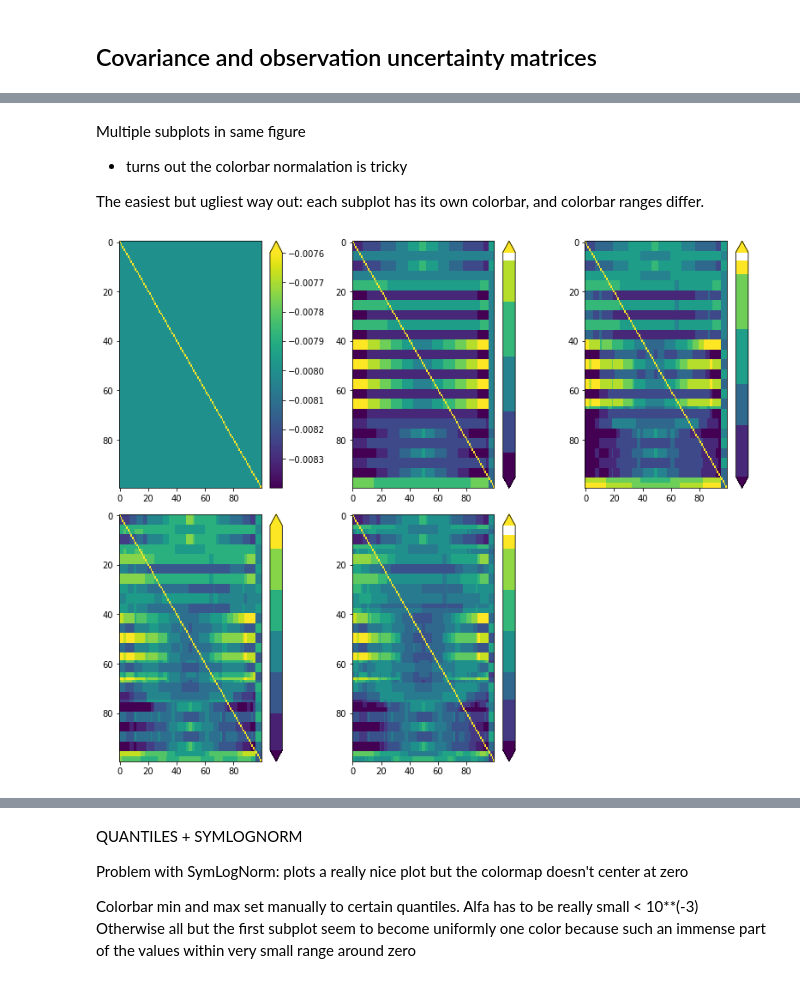
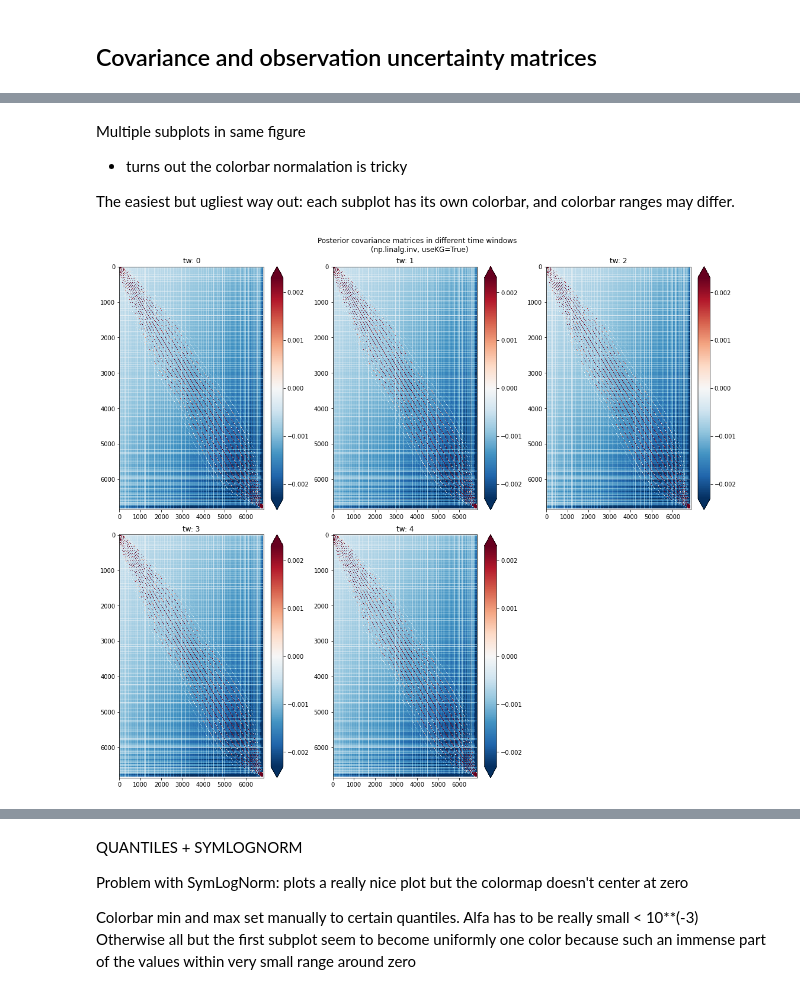
Before and after one commit to AkiTsuruta/MI-AIM, a Jupyter notebook: kf_plots.ipynb, the cells around one changed output, grey strips where cells are left out. Cells and saved outputs as stored; diff of their text form; code cells hidden in the pictures.

Commit message:
inspecting simulated data

```diff
--- a/kf_plots.ipynb
+++ b/kf_plots.ipynb
@@ -59,11 +59,7 @@ Read matrices
 # Had to read matrices in another way, as open_mfdataset didn't work with them
 #----------------------------------------------------------------------------
 
-Bs, As, Rs = read_matrices(s, 'out_default_with_kf')
-#B_bl, A_bl, R_bl = read_matrices(s, "out_block_with_kf")
-
-for i in range(6,9):
-    print(np_t[i])
+Bs, As, Rs = read_matrices(s, 'with_real_prior_cov', 'out_default_with_kf')
 # %%
 #init data
 
@@ -89,13 +81,20 @@ Better to plot one at a time as an example / sanity check
 
 nstate = data1.dims['nstate']
 post = data1.posterior
+prior = data1.prior
 
-states = np.random.randint(nstate, size = 9) #pick a couple of random states to look at
+
+#pick a couple of random states to look at
+
+states = np.random.randint(nstate, size = 9)
 print(states)
-selection = []
+
+#pick prior and posterior values of the selected states in different timewindows
+postselection = []
+priorselection = []
 for i in range(9):
-    selection.append(post.isel(nstate = states[i]))
-
+    postselection.append(post.isel(nstate = states[i]))
+    priorselection.append(prior.isel(nstate = states[i]))
 
 
 
@@ -103,6 +102,8 @@ fig, axs = plt.subplots(3,3, figsize = (11,9), layout = 'constrained', sharex =
 for k in range(9):
     i = k // 3
     j = k - 3*i
-    axs[i,j].plot(selection[k], 'o') # marker = 'o', color = 'red', alpha = 0.7)
+    axs[i,j].plot(postselection[k], 'o')
+    axs[i,j].plot(priorselection[k], 'x')
+    axs[i,j].set_title(f"nstate = {states[k]} ")
 plt.show()
 # %% [output]
@@ -112,7 +113,7 @@ plt.show()
 # Plots for one state prior & post in different datasets
 
 
-stateno = np.random.randint(6858)
+stateno = np.random.randint(29)
 print(stateno)
 
 
@@ -400,16 +401,21 @@ Multiple subplots in same figure
 * turns out the colorbar normalation is tricky
 
 
-The easiest but ugliest way out: each subplot has its own colorbar, and colorbar ranges differ.
+The easiest but ugliest way out: each subplot has its own colorbar, and colorbar ranges may differ.
 # %%
 
-fig, axs = plt.subplots(2,3, figsize = (11,9))
+
+
+fig, axs = plt.subplots(2,3, figsize = (15,13), layout = 'constrained')
 axs[-1,-1].axis('off')
+
 for k in range(5):
     i = k // 3
     j = k - 3*i
-    A_np[k].plot.imshow(ax = axs[i,j], yincrease = False, add_labels = False, robust = True)
-plt.tight_layout()
+    im = As[k].plot.imshow(ax = axs[i,j], yincrease = False, add_labels = False, robust = True)
+    axs[i,j].set_title(f"tw: {k}")
+
+fig.suptitle(f"Posterior covariance matrices in different time windows \n (np.linalg.inv, useKG=True)")
 plt.show()
 # %% [output]
-[figure, old version]
+[figure, new version]
```
Also changed, not shown: parts of 11 cells of this notebook, 2 other files.
